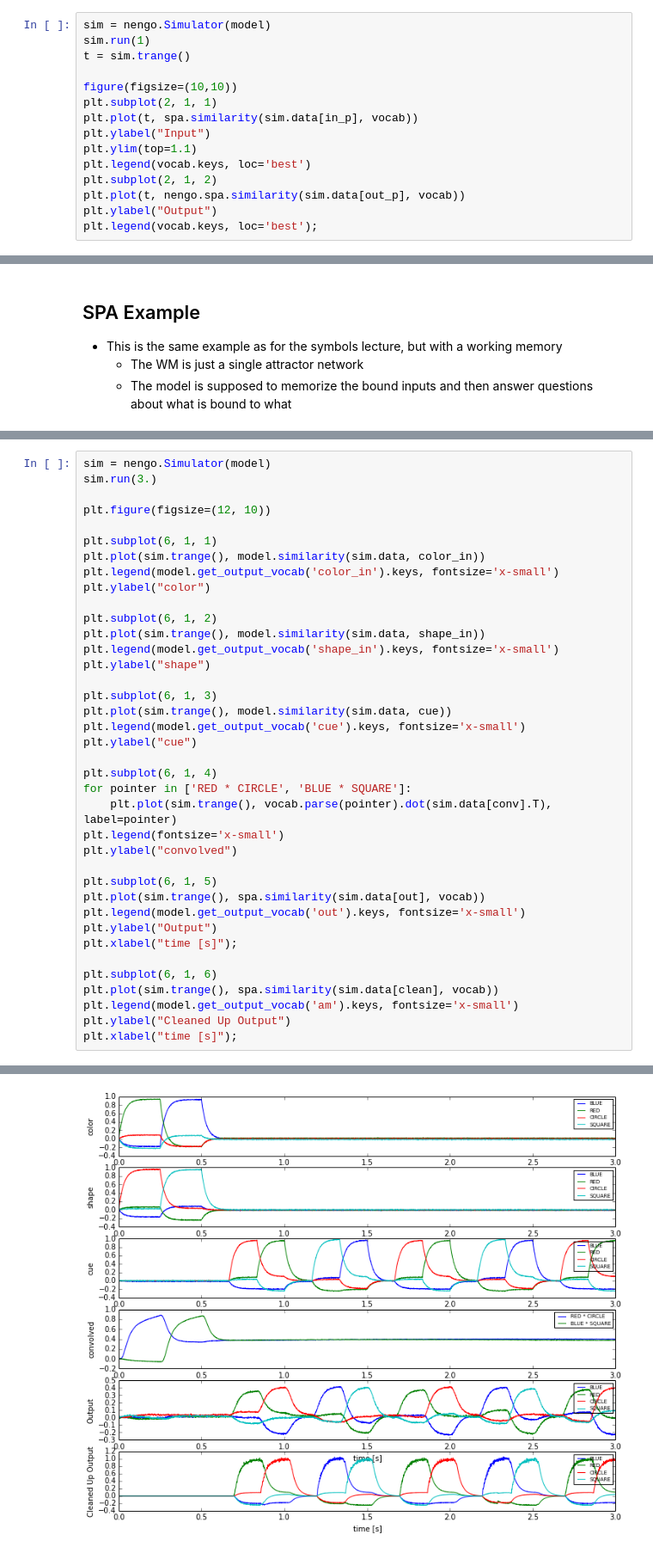
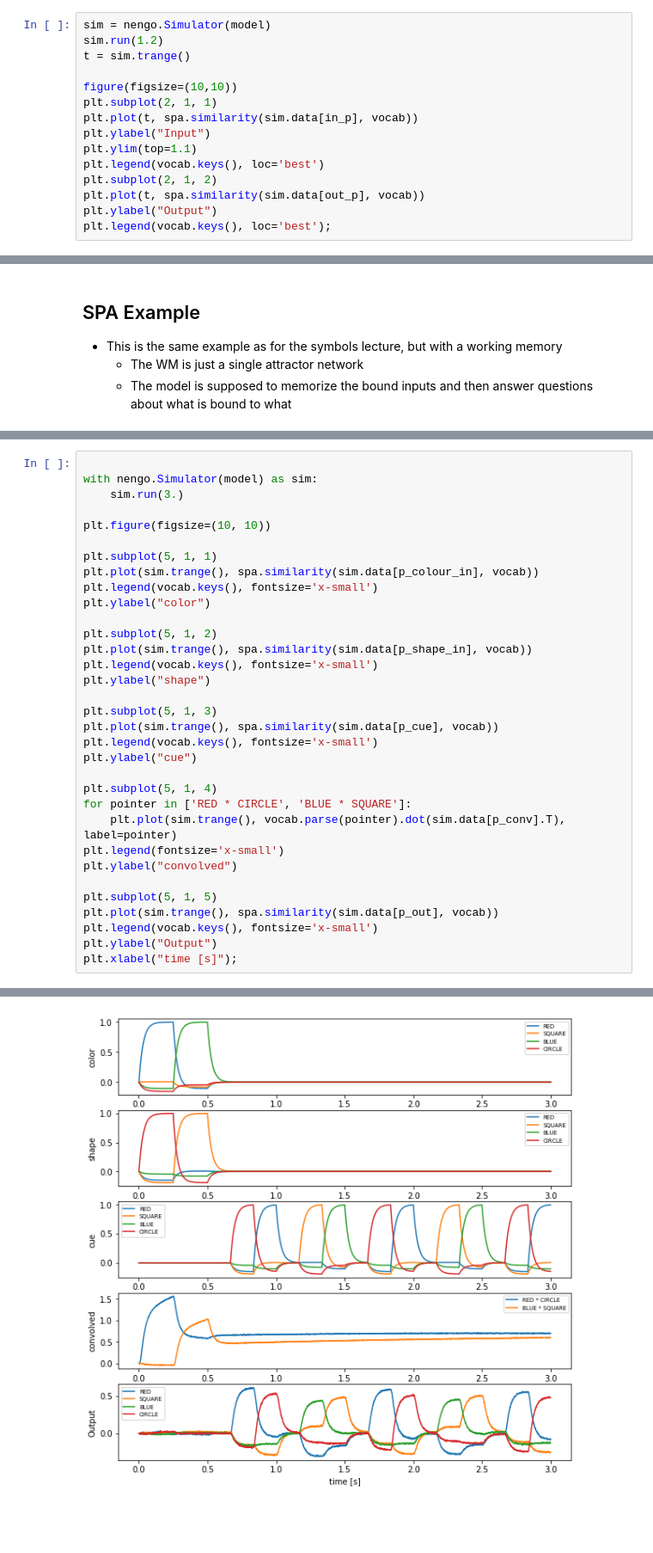
Before and after one commit to celiasmith/syde556, a Jupyter notebook: SYDE 556 Lecture 8 Memory.ipynb, the cells around one changed output, grey strips where cells are left out. Shown at 86% size. Cells and saved outputs as stored; diff of their text form; blank space fills up the shorter version.

```diff
--- a/SYDE 556 Lecture 8 Memory.ipynb
+++ b/SYDE 556 Lecture 8 Memory.ipynb
@@ -588,7 +576,7 @@ IPythonViz(model, "configs/simple_cleanup.py.cfg")
 [interactive output not drawn]
 # %%
 sim = nengo.Simulator(model)
-sim.run(1)
+sim.run(1.2)
 t = sim.trange()
 
 figure(figsize=(10,10))
@@ -596,8 +584,8 @@ plt.subplot(2, 1, 1)
 plt.plot(t, spa.similarity(sim.data[in_p], vocab))
 plt.ylabel("Input")
 plt.ylim(top=1.1)
-plt.legend(vocab.keys, loc='best')
+plt.legend(vocab.keys(), loc='best')
 plt.subplot(2, 1, 2)
-plt.plot(t, nengo.spa.similarity(sim.data[out_p], vocab))
+plt.plot(t, spa.similarity(sim.data[out_p], vocab))
 plt.ylabel("Output")
-plt.legend(vocab.keys, loc='best');
+plt.legend(vocab.keys(), loc='best');
@@ -691,41 +687,36 @@ IPythonViz(model, "configs/binding_with_memory.py.cfg")
 # %% [output]
 [interactive output not drawn]
 # %%
-sim = nengo.Simulator(model)
-sim.run(3.)
 
-plt.figure(figsize=(12, 10))
+with nengo.Simulator(model) as sim:
+    sim.run(3.)
 
-plt.subplot(6, 1, 1)
-plt.plot(sim.trange(), model.similarity(sim.data, color_in))
-plt.legend(model.get_output_vocab('color_in').keys, fontsize='x-small')
+plt.figure(figsize=(10, 10))
+
+plt.subplot(5, 1, 1)
+plt.plot(sim.trange(), spa.similarity(sim.data[p_colour_in], vocab))
+plt.legend(vocab.keys(), fontsize='x-small')
 plt.ylabel("color")
 
-plt.subplot(6, 1, 2)
-plt.plot(sim.trange(), model.similarity(sim.data, shape_in))
-plt.legend(model.get_output_vocab('shape_in').keys, fontsize='x-small')
+plt.subplot(5, 1, 2)
+plt.plot(sim.trange(), spa.similarity(sim.data[p_shape_in], vocab))
+plt.legend(vocab.keys(), fontsize='x-small')
 plt.ylabel("shape")
 
-plt.subplot(6, 1, 3)
-plt.plot(sim.trange(), model.similarity(sim.data, cue))
-plt.legend(model.get_output_vocab('cue').keys, fontsize='x-small')
+plt.subplot(5, 1, 3)
+plt.plot(sim.trange(), spa.similarity(sim.data[p_cue], vocab))
+plt.legend(vocab.keys(), fontsize='x-small')
 plt.ylabel("cue")
 
-plt.subplot(6, 1, 4)
+plt.subplot(5, 1, 4)
 for pointer in ['RED * CIRCLE', 'BLUE * SQUARE']:
-    plt.plot(sim.trange(), vocab.parse(pointer).dot(sim.data[conv].T), label=pointer)
+    plt.plot(sim.trange(), vocab.parse(pointer).dot(sim.data[p_conv].T), label=pointer)
 plt.legend(fontsize='x-small')
 plt.ylabel("convolved")
 
-plt.subplot(6, 1, 5)
-plt.plot(sim.trange(), spa.similarity(sim.data[out], vocab))
-plt.legend(model.get_output_vocab('out').keys, fontsize='x-small')
+plt.subplot(5, 1, 5)
+plt.plot(sim.trange(), spa.similarity(sim.data[p_out], vocab))
+plt.legend(vocab.keys(), fontsize='x-small')
 plt.ylabel("Output")
 plt.xlabel("time [s]");
-
-plt.subplot(6, 1, 6)
-plt.plot(sim.trange(), spa.similarity(sim.data[clean], vocab))
-plt.legend(model.get_output_vocab('am').keys, fontsize='x-small')
-plt.ylabel("Cleaned Up Output")
-plt.xlabel("time [s]");
 # %% [output]
@@ -732 +727 @@ plt.xlabel("time [s]");
-[figure, old version]
+[figure, new version]
```
Also changed, not shown: parts of 7 cells of this notebook, 1 other file.
